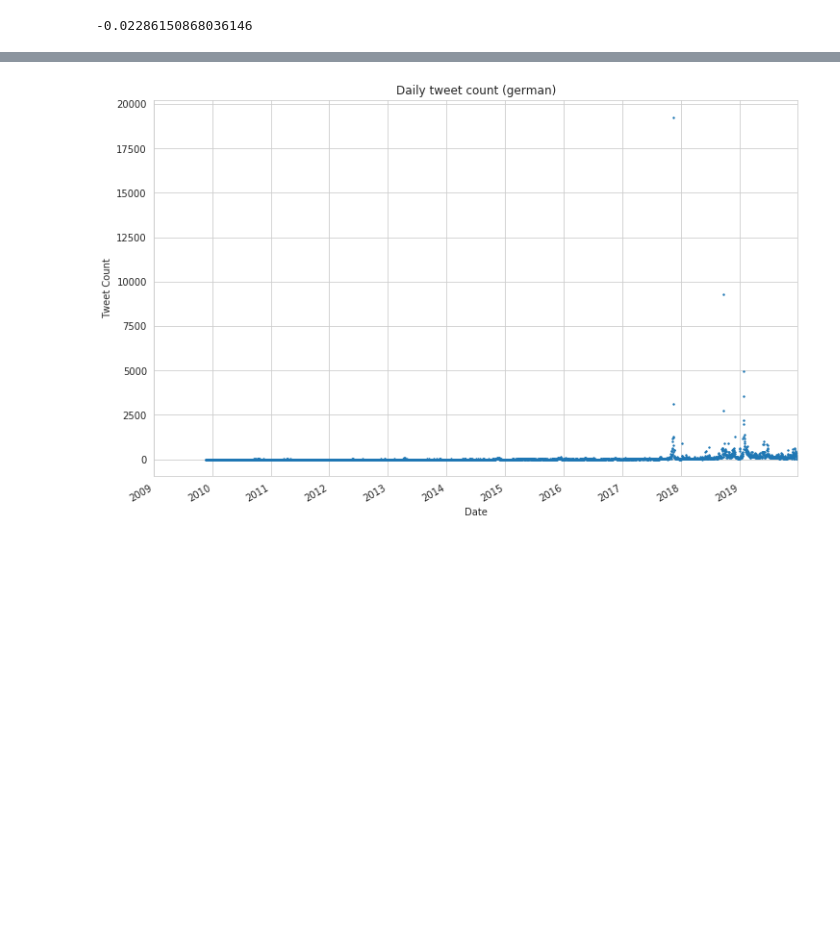
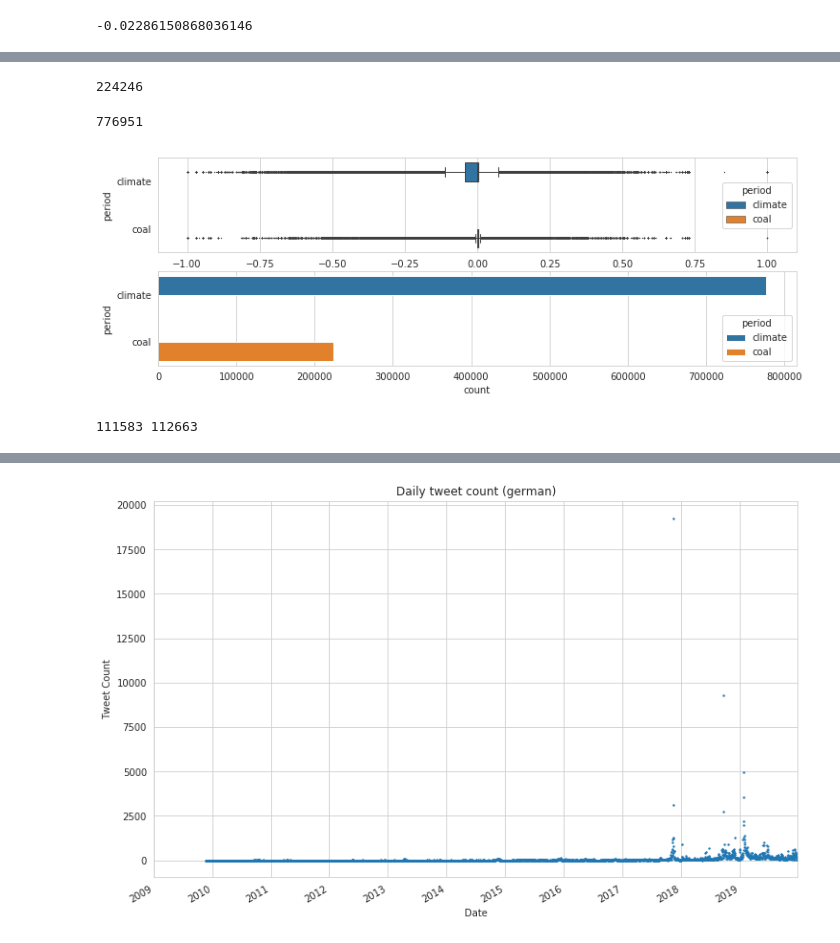
Before and after one commit to yuantinglee/twitter-discourse, a Jupyter notebook: analysis/sentiment_analysis_new.ipynb, the cells around one changed output, grey strips where cells are left out. Drawn from its saved outputs; the diff is of its cells as text; code cells hidden in the pictures; blank space fills up the shorter version.

```diff
--- a/analysis/sentiment_analysis_new.ipynb
+++ b/analysis/sentiment_analysis_new.ipynb
@@ -228,0 +253,41 @@ average_score
+# %%
+texts_de_c = texts_de[texts_de['date_only'] >= start_date]
+texts_de_c = texts_de_c[texts_de_c['date_only'] <= end_date]
+# %%
+len(texts_de_c)
+# %% [output]
+224246
+# %%
+texts_climate_c = texts_climate[texts_climate['date_only'] >= pd.Timestamp(2017,1,1)]
+texts_climate_c = texts_climate_c[texts_climate_c['date_only'] <= pd.Timestamp(2020,3,1)]
+# %%
+len(texts_climate_c)
+# %% [output]
+776951
+# %%
+tweets_before = texts_climate_c
+tweets_after = texts_de_c
+# %%
+tweets_before['period'] = "climate"
+tweets_after['period'] = "coal"
+tweets_combined = pd.concat([tweets_before, tweets_after], ignore_index=True, sort=False)
+# %%
+fig, ax = plt.subplots(2,figsize=(12,4))
+
+sns.countplot(y='period', hue='period', data=tweets_combined, ax=ax[1])
+
+sns.boxplot(y='period', x='score', hue='period', data=tweets_combined,
+           fliersize=0.5, linewidth=1,
+           ax=ax[0]
+           )
+
+plt.show()
+#fig.savefig('plots/wordshift_coal_climate_stats.png', dpi=300, bbox_inches='tight')
+# %% [output]
+[figure, added]
+# %%
+tweets_before = texts_de_c[texts_de_c['date_only'] < pd.Timestamp(2019,1,26)]
+tweets_after = texts_de_c[texts_de_c['date_only'] >= pd.Timestamp(2019,1,26)]
+print(len(tweets_before), len(tweets_after))
+# %% [output]
+111583 112663
```
Also changed, not shown: parts of 41 cells of this notebook, 1 other file.
